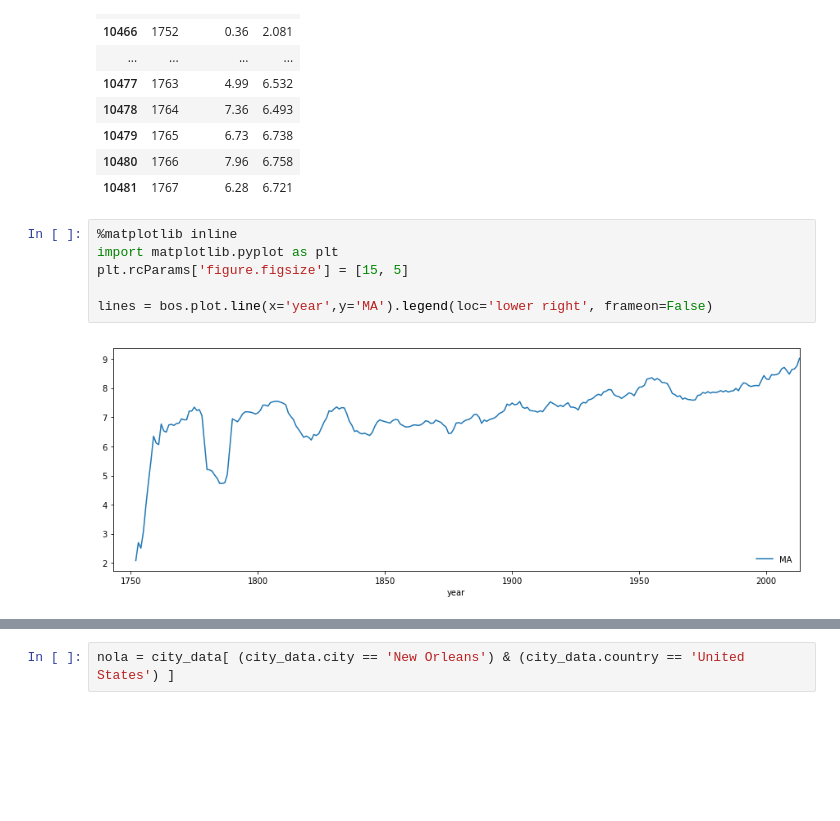
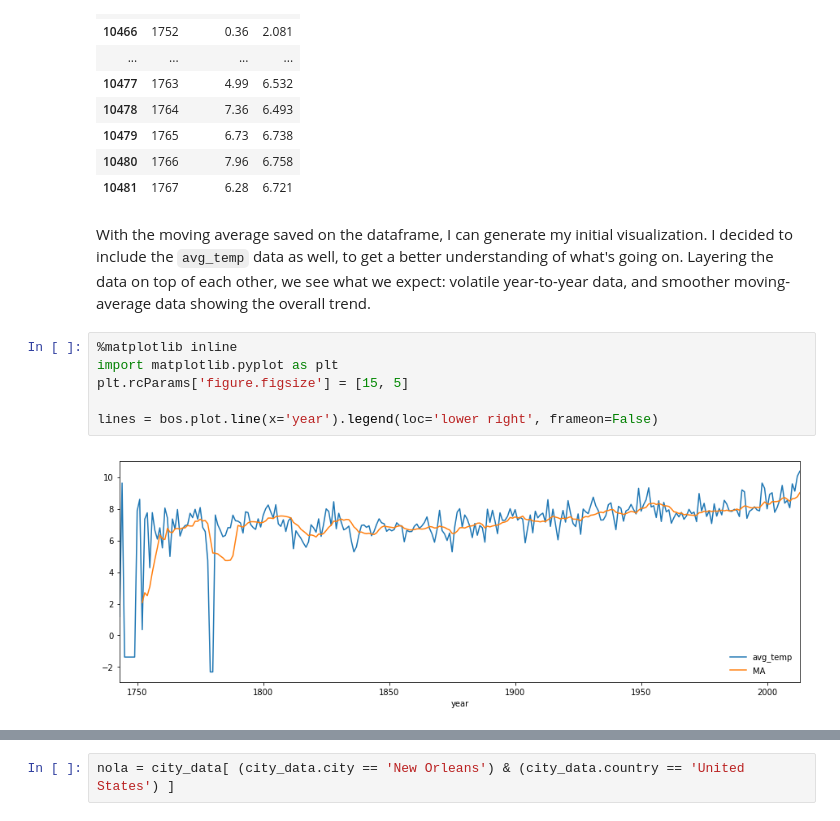
Before and after one commit to stevemn/udacity-da-weather, a Jupyter notebook: weather_trends.ipynb, the cells around one changed output, grey strips where cells are left out. Drawn from its saved outputs; the diff is of its cells as text; blank space fills up the shorter version.

```diff
--- a/weather_trends.ipynb
+++ b/weather_trends.ipynb
@@ -153,11 +165,13 @@ bos.head(25)
 | 10479 | 1765 | 6.73 | 6.738 |
 | 10480 | 1766 | 7.96 | 6.758 |
 | 10481 | 1767 | 6.28 | 6.721 |
+# %% [markdown]
+With the moving average saved on the dataframe, I can generate my initial visualization. I decided to include the `avg_temp` data as well, to get a better understanding of what's going on. Layering the data on top of each other, we see what we expect: volatile year-to-year data, and smoother moving-average data showing the overall trend.
 # %%
 %matplotlib inline
 import matplotlib.pyplot as plt
 plt.rcParams['figure.figsize'] = [15, 5]
 
-lines = bos.plot.line(x='year',y='MA').legend(loc='lower right', frameon=False)
+lines = bos.plot.line(x='year').legend(loc='lower right', frameon=False)
 # %% [output]
-[figure, old version]
+[figure, new version]
```
Also changed, not shown: parts of 21 cells of this notebook.
